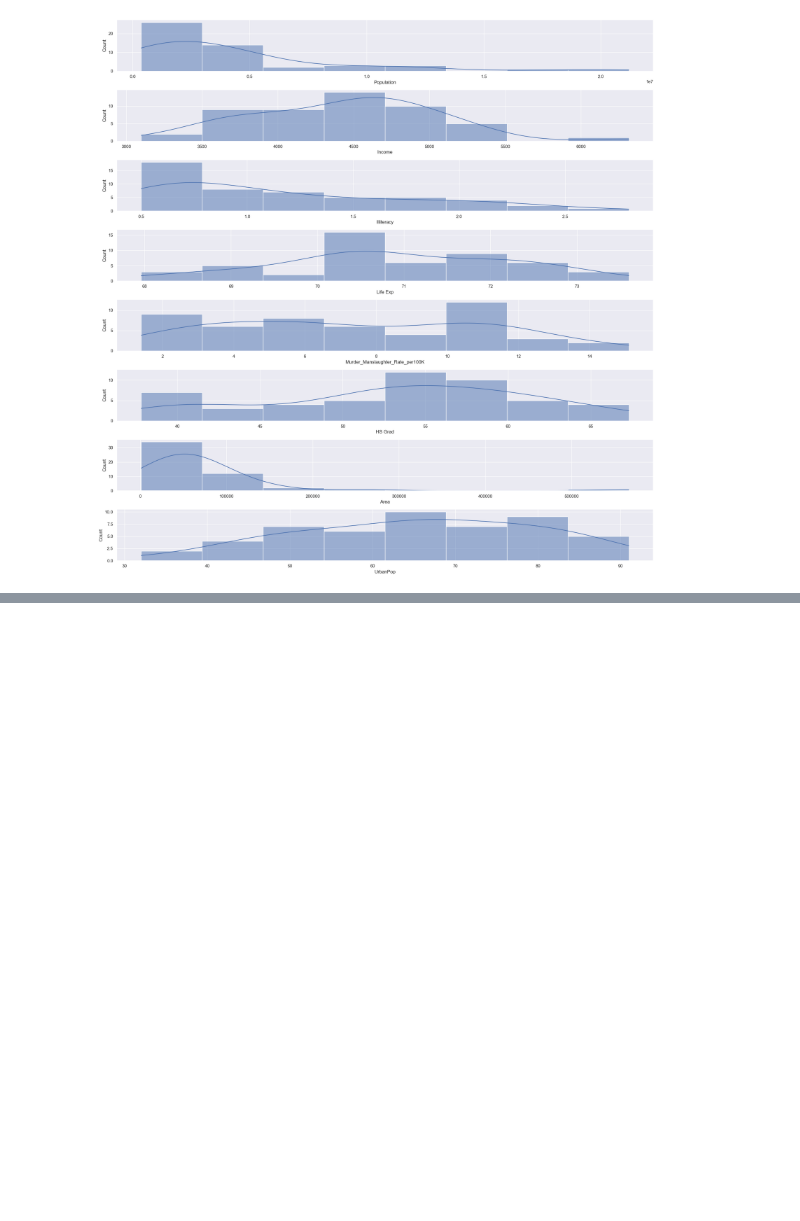
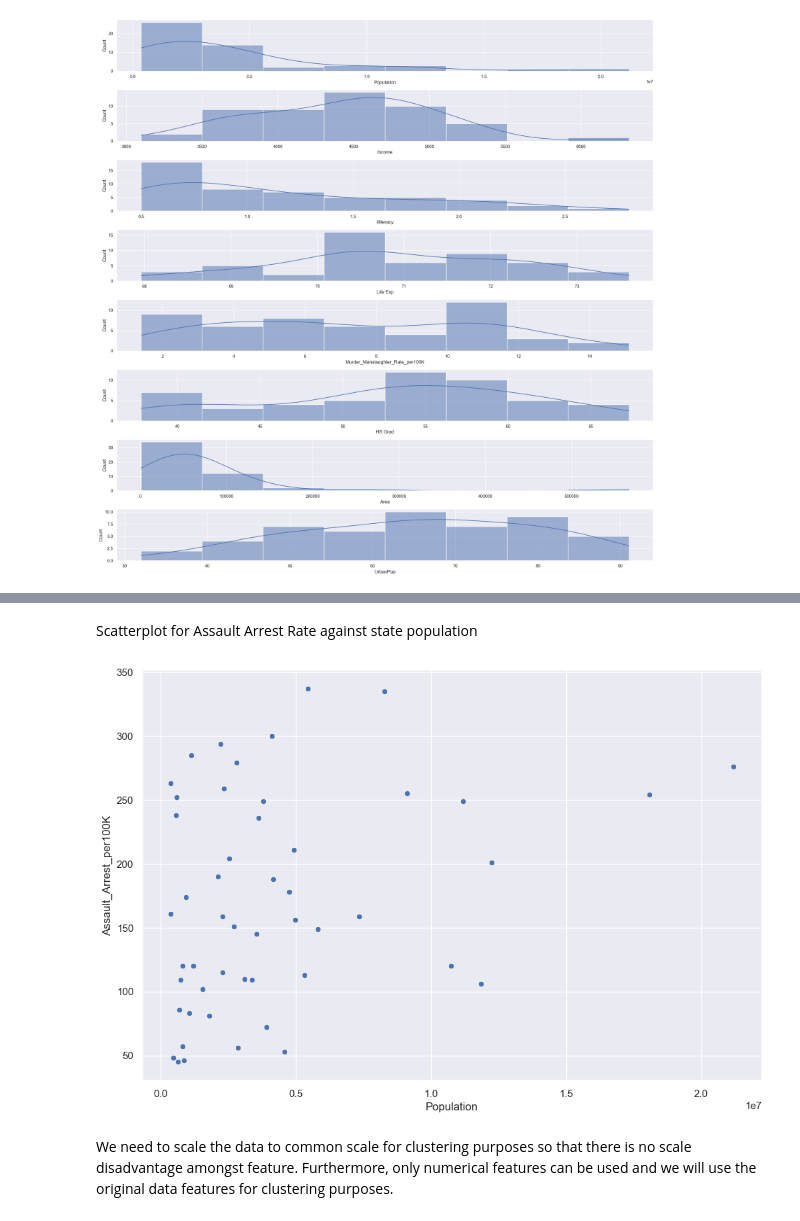
Before and after one commit to qzq92/Some_Job_Technical_Assessment, a Jupyter notebook: Section2_US_Arrests.ipynb, the cells around one changed output, grey strips where cells are left out. Drawn from its saved outputs; the diff is of its cells as text; code cells hidden in the pictures; blank space fills up the shorter version.

```diff
--- a/Section2_US_Arrests.ipynb
+++ b/Section2_US_Arrests.ipynb
@@ -480,0 +502,8 @@ Since the data of respective features are representative of different years, exc
+# %% [markdown]
+Scatterplot for Assault Arrest Rate against state population
+# %%
+sns.scatterplot(x="Population", y="Assault_Arrest_per100K" ,data=us_data_df);
+# %% [output]
+[figure, added]
+# %% [markdown]
+We need to scale the data to common scale for clustering purposes so that there is no scale disadvantage amongst feature. Furthermore, only numerical features can be used and we will use the original data features for clustering purposes.
```
Also changed, not shown: parts of 31 cells of this notebook.
